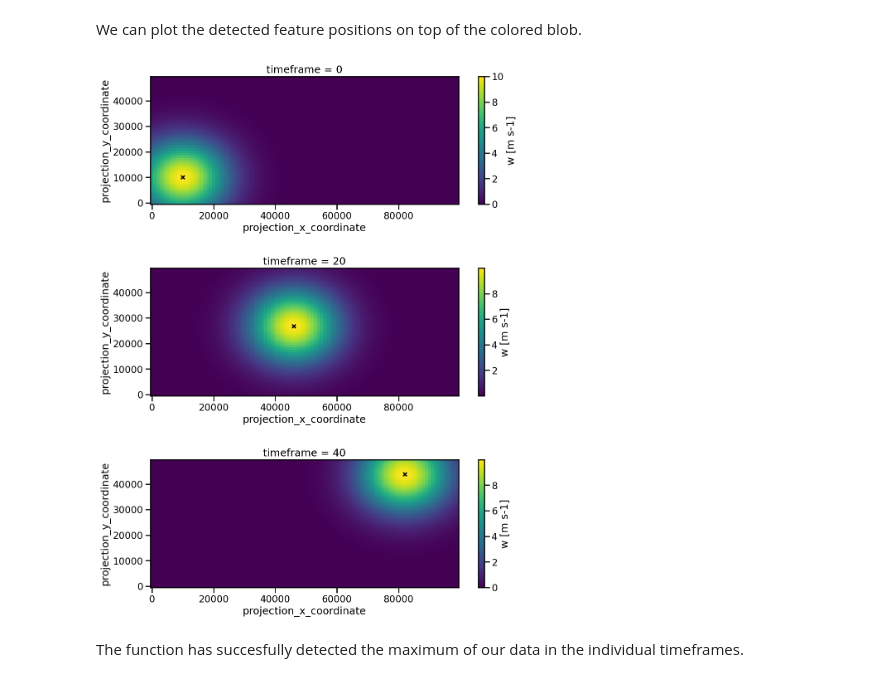
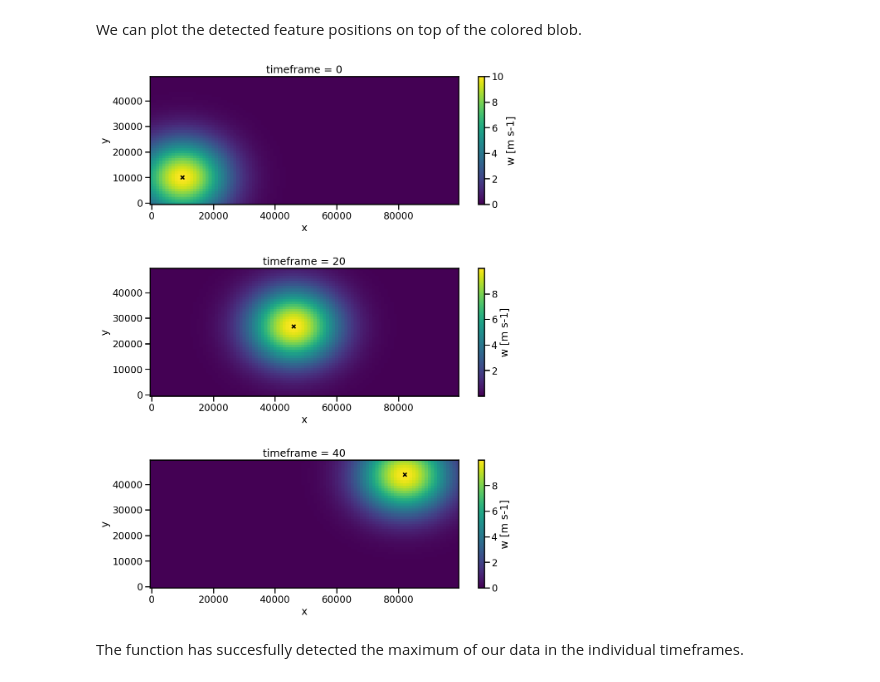
Before and after one commit to tobac-project/tobac, a Jupyter notebook: examples/Basics/Idealized-Case-1_Tracking-of-a-Test-Blob-in-2D.ipynb, the cells around one changed output. Cells and saved outputs as stored; diff of their text form; code cells hidden in the pictures.

```diff
--- a/examples/Basics/Idealized-Case-1_Tracking-of-a-Test-Blob-in-2D.ipynb
+++ b/examples/Basics/Idealized-Case-1_Tracking-of-a-Test-Blob-in-2D.ipynb
@@ -148,25 +148,25 @@ We can plot the detected feature positions on top of the colored blob.
 # %%
 fig, axs = plt.subplots(ncols=1, nrows=3, figsize=(12, 16), sharey=True)
 plt.subplots_adjust(hspace=0.5)
 
 for i, itime in enumerate([0, 20, 40]):
     # plot the 2D blob field in colors
     test_data.isel(time=itime).plot(ax=axs[i])
 
     # plot the detected feature as black cross
     f = features.loc[[itime]]
     f.plot.scatter(
-        x="projection_x_coordinate",
-        y="projection_y_coordinate",
+        x="x",
+        y="y",
         s=40,
         ax=axs[i],
         color="black",
         marker="x",
     )
 
     axs[i].set_title(f"timeframe = {itime}")
 # %% [output]
-[figure, old version]
+[figure, new version]
 # %% [markdown]
 The function has succesfully detected the maximum of our data in the individual timeframes.
 # %% [markdown]
```
Also changed, not shown: parts of 5 cells of this notebook, 1 other file.
